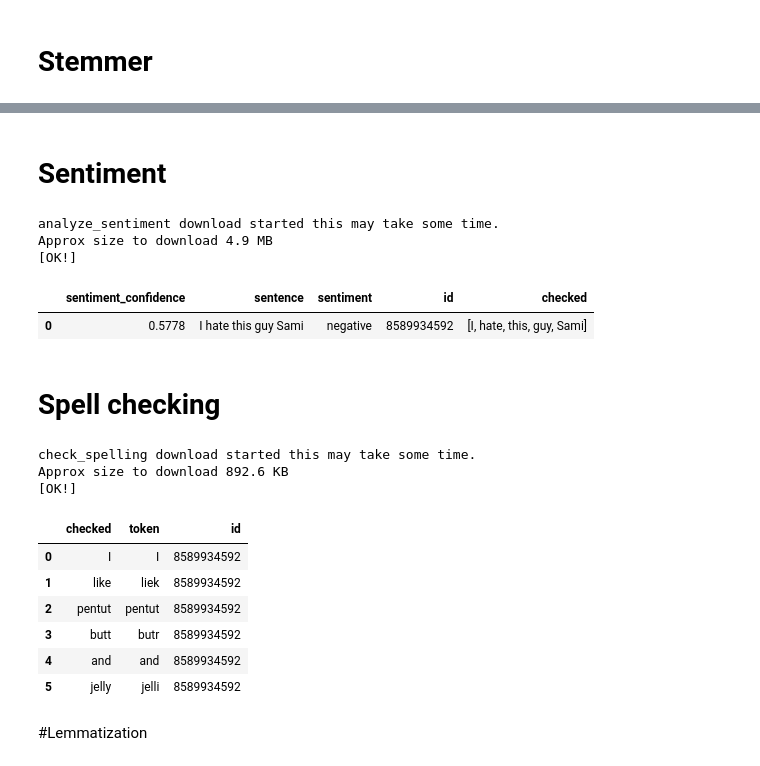
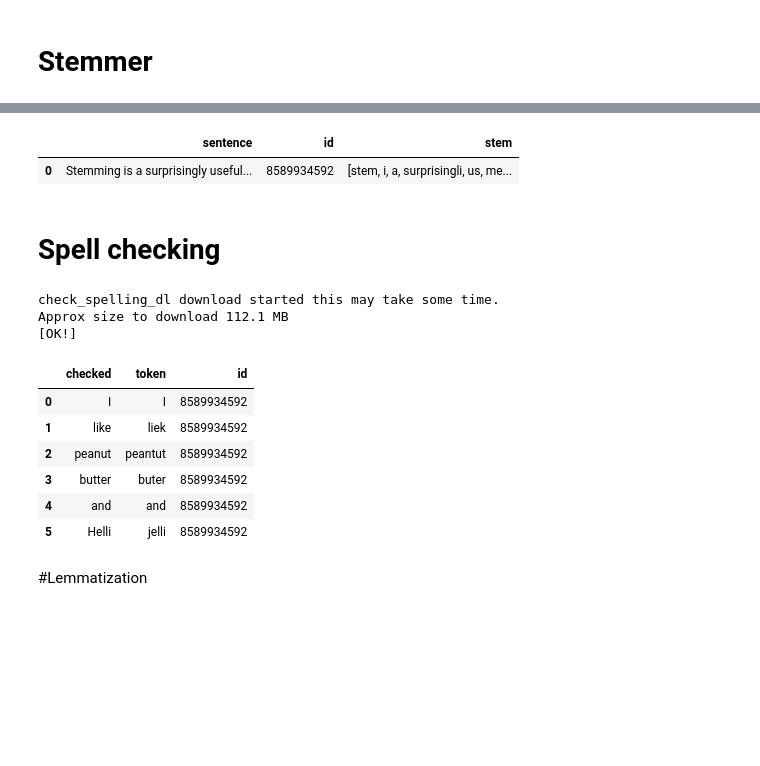
Before and after one commit to JohnSnowLabs/nlu, a Jupyter notebook: examples/collab/nlu_all_components_demo.ipynb, the cells around one changed output, grey strips where cells are left out. Cells and saved outputs as stored; diff of their text form; code cells hidden in the pictures; blank space fills up the shorter version.

```diff
--- a/examples/collab/nlu_all_components_demo.ipynb
+++ b/examples/collab/nlu_all_components_demo.ipynb
@@ -67,0 +295,2 @@ sample_pdf = get_sample_pdf()
+# %%
+nlu.load('en.classify.trec50').predict('How expensive is the watch?')
@@ -67,0 +440,2 @@ sample_pdf = get_sample_pdf()
+# %%
+nlu.load('albert elmo bert xlnet glove use').predict('You can get multiple embeddings at once in NLU in just one line!') #watch out RAM killer
@@ -118,4 +534,2 @@ nlu.load('norm').predict('I want the stopwords removed from this sentence')
 # %% [markdown]
 # Stemmer
-# %%
-nlu.load('stem').predict('NLU can get you the stem of a word')
@@ -167,28 +536,23 @@ Approximate size to download 923.7 MB
-# %% [markdown]
-# Sentiment
-# %%
-nlu.load('sentiment').predict("I hate this guy Sami")
-# %% [output]
-analyze_sentiment download started this may take some time.
-Approx size to download 4.9 MB
-[OK!]
-|  | sentiment_confidence | sentence | sentiment | id | checked |
-| 0 | 0.5778 | I hate this guy Sami | negative | 8589934592 | [I, hate, this, guy, Sami] |
+# %%
+nlu.load('stem').predict('Stemming is a surprisingly useful method for converting a conjugated words in to their stem')
+# %% [output]
+|  | sentence | id | stem |
+| 0 | Stemming is a surprisingly useful... | 8589934592 | [stem, i, a, surprisingli, us, me... |
 # %% [markdown]
 # Spell checking
 # %%
-nlu.load('spell').predict('I liek pentut butr and jelli')
+nlu.load('spell').predict('I liek peantut buter and jelli')
 # %% [output]
-check_spelling download started this may take some time.
-Approx size to download 892.6 KB
+check_spelling_dl download started this may take some time.
+Approx size to download 112.1 MB
 [OK!]
 |  | checked | token | id |
 | 0 | I | I | 8589934592 |
 | 1 | like | liek | 8589934592 |
-| 2 | pentut | pentut | 8589934592 |
-| 3 | butt | butr | 8589934592 |
+| 2 | peanut | peantut | 8589934592 |
+| 3 | butter | buter | 8589934592 |
 | 4 | and | and | 8589934592 |
-| 5 | jelly | jelli | 8589934592 |
+| 5 | Helli | jelli | 8589934592 |
 # %% [markdown]
 #Lemmatization
 # %%
```
Also changed, not shown: parts of 125 cells of this notebook, 8 other files.
